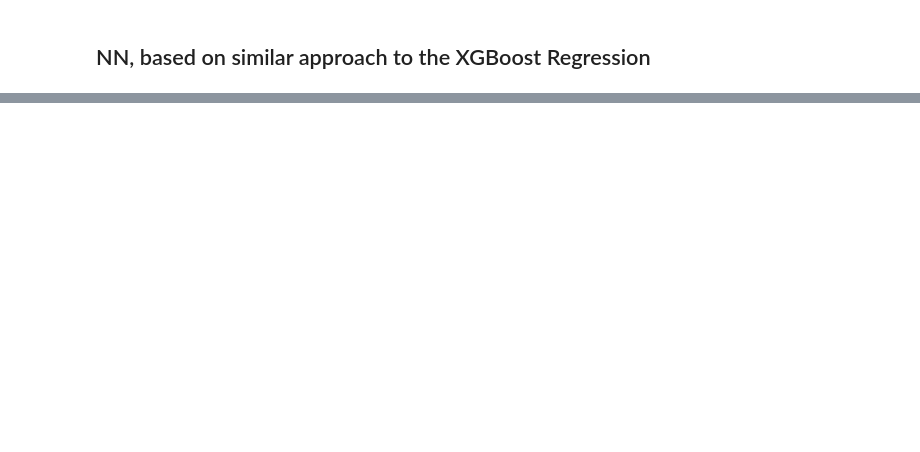
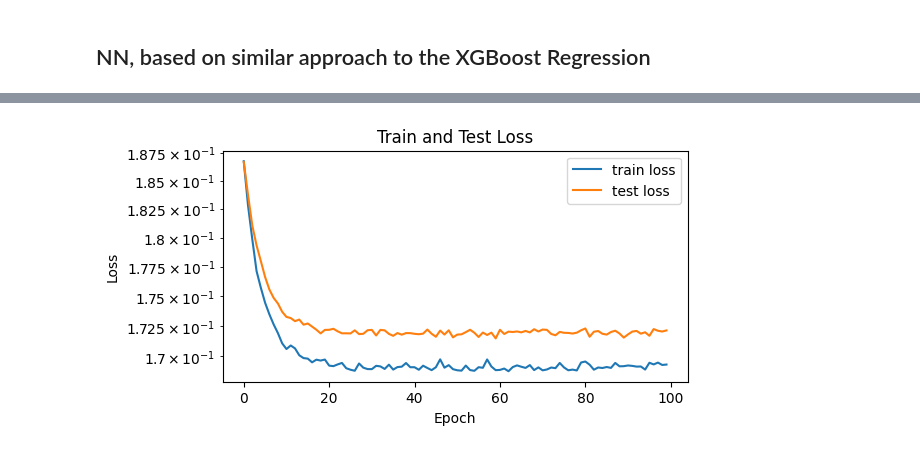
Before and after one commit to jbreffle/acx-prediction-contest, a Jupyter notebook: notebooks/5_post_hoc_nn.ipynb, the cells around one changed output, grey strips where cells are left out. Saved outputs shown, nothing was run; the diff lists cells and outputs as text; code cells hidden in the pictures; blank space fills up the shorter version.

```diff
--- a/notebooks/5_post_hoc_nn.ipynb
+++ b/notebooks/5_post_hoc_nn.ipynb
@@ -60,7 +63,7 @@ blind_mode_df_pytorch = blind_mode_feature_df[columns_to_use]
 
 # Split into train and test sets
 X = blind_mode_df_pytorch.values
-y = brier_score
+y = np.expand_dims(brier_score, 1)
 
 # Convert nans to the mean
 X_column_means = np.nanmean(X, axis=0)
@@ -140 +132,14 @@ PyTorch test MSE: 0.002425230573862791
+# %%
+# Plot train and test loss
+fig = plt.figure(figsize=(6, 3))
+plt.plot(train_loss, label="train loss")
+plt.plot(test_loss, label="test loss")
+plt.xlabel("Epoch")
+plt.ylabel("Loss")
+plt.title("Train and Test Loss")
+plt.yscale('log')
+plt.legend()
+plt.show()
+# %% [output]
+[figure, added]
 # %%
```
Also changed, not shown: parts of 3 cells of this notebook, 1 other file.
